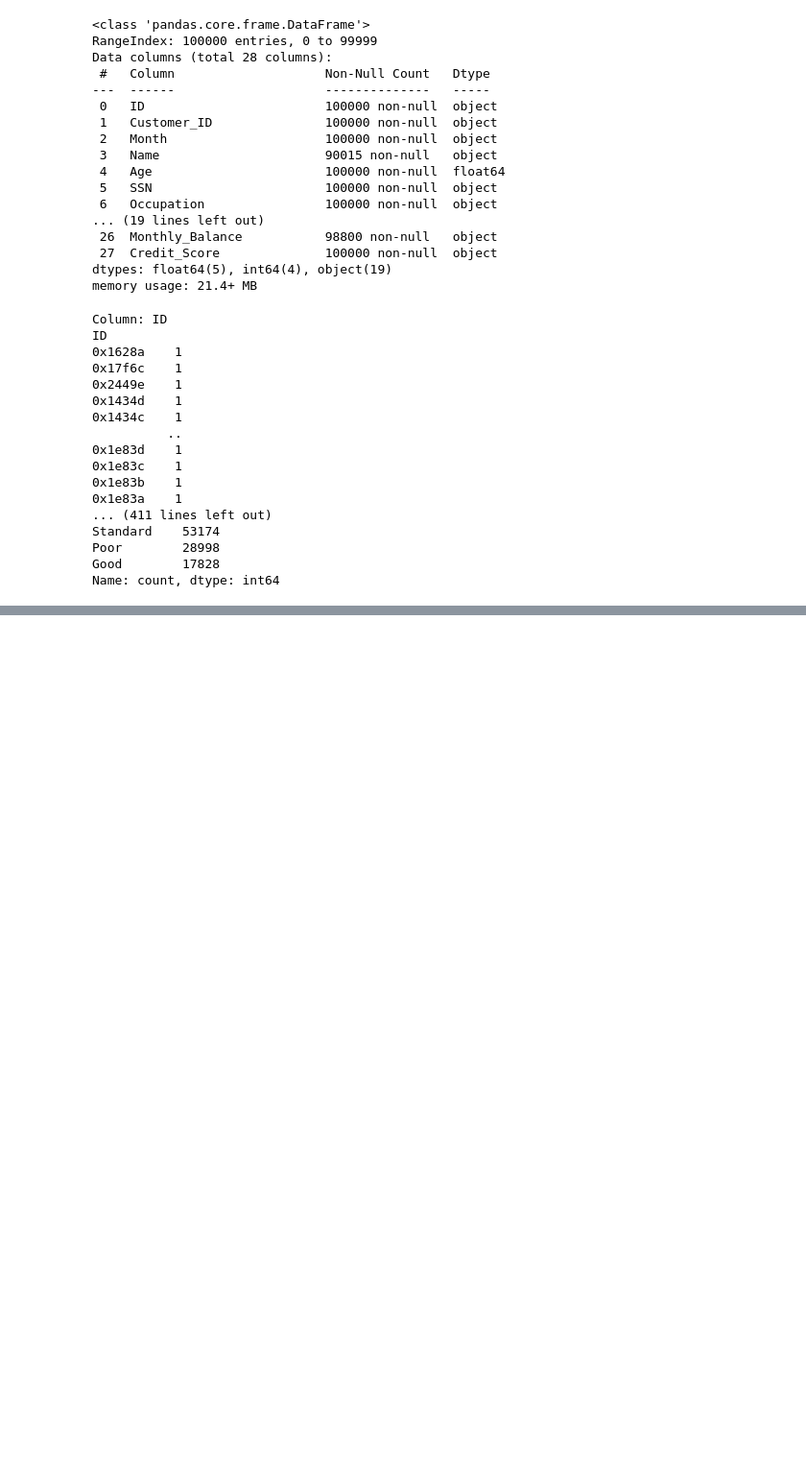
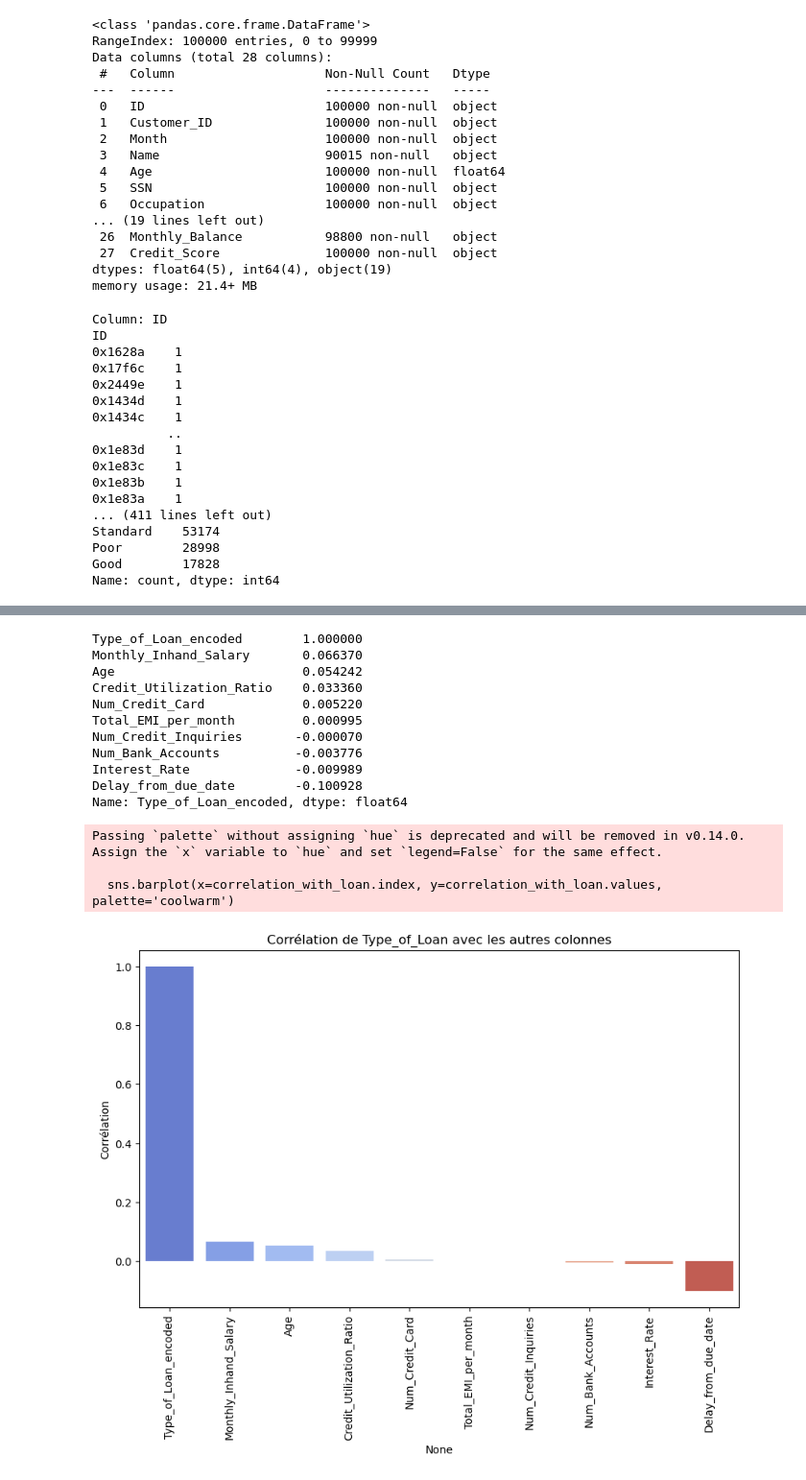
Before and after one commit to mohammedaabouche/ML, a Jupyter notebook: project2.ipynb, the cells around one changed output, grey strips where cells are left out. Shown: that part at 96% size. Cells and saved outputs as stored; diff of their text form; code cells hidden in the pictures; blank space fills up the shorter version.

```diff
--- a/project2.ipynb
+++ b/project2.ipynb
@@ -236,6 +206,7 @@ def replace_invalid_occupation(group):
 
 # Appliquer la correction groupée par Customer_ID et Name
 dataset = dataset.groupby(['Customer_ID'], as_index=False).apply(replace_invalid_occupation)
+dataset = dataset.reset_index(drop=True)
 # %%
 count()
 # %% [output]
@@ -256,9 +227,6 @@ Standard    53174
 Poor        28998
 Good        17828
 Name: count, dtype: int64
-# %%
-columns_to_drop = ['Name', 'SSN']
-dataset = dataset.drop(columns=columns_to_drop, axis=1)
 # %%
 dataset.info()
 # %% [output]
@@ -281,0 +260,37 @@ memory usage: 23.5+ MB
+# %%
+from sklearn.preprocessing import LabelEncoder
+import matplotlib.pyplot as plt
+import seaborn as sns
+
+label_encoder = LabelEncoder()
+dataset['Type_of_Loan_encoded'] = label_encoder.fit_transform(dataset['Type_of_Loan'].astype(str))
+
+# Calculer les corrélations avec la colonne encodée
+correlation_with_loan = dataset.corr(numeric_only=True)['Type_of_Loan_encoded'].sort_values(ascending=False)
+
+# Afficher les résultats
+print(correlation_with_loan)
+
+# Visualiser les corrélations
+plt.figure(figsize=(10, 6))
+sns.barplot(x=correlation_with_loan.index, y=correlation_with_loan.values, palette='coolwarm')
+plt.title('Corrélation de Type_of_Loan avec les autres colonnes')
+plt.xticks(rotation=90)
+plt.ylabel('Corrélation')
+plt.show()
+# %% [output]
+Type_of_Loan_encoded        1.000000
+Monthly_Inhand_Salary       0.066370
+Age                         0.054242
+Credit_Utilization_Ratio    0.033360
+Num_Credit_Card             0.005220
+Total_EMI_per_month         0.000995
+Num_Credit_Inquiries       -0.000070
+Num_Bank_Accounts          -0.003776
+Interest_Rate              -0.009989
+Delay_from_due_date        -0.100928
+Name: Type_of_Loan_encoded, dtype: float64
+Passing `palette` without assigning `hue` is deprecated and will be removed in v0.14.0. Assign the `x` variable to `hue` and set `legend=False` for the same effect.
+
+  sns.barplot(x=correlation_with_loan.index, y=correlation_with_loan.values, palette='coolwarm')
+[figure, added]
```
Also changed, not shown: parts of 25 cells of this notebook, 5 other files.
